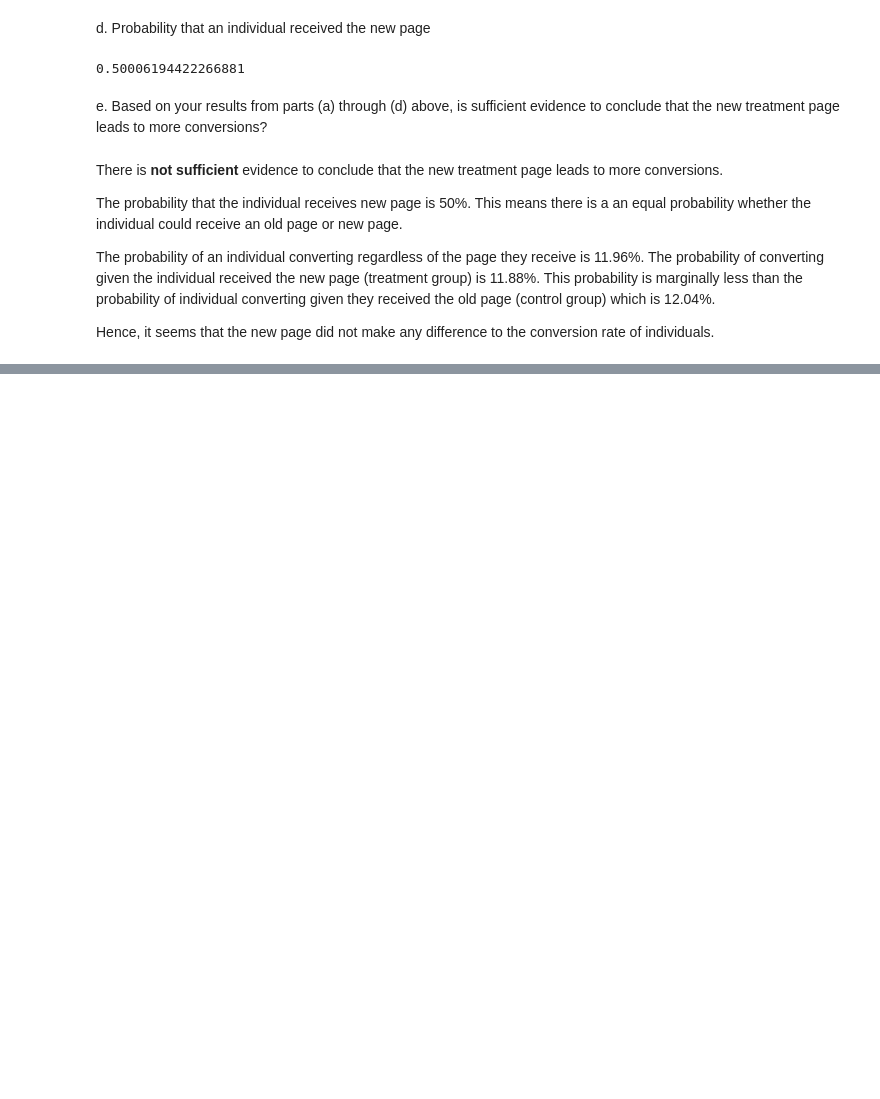
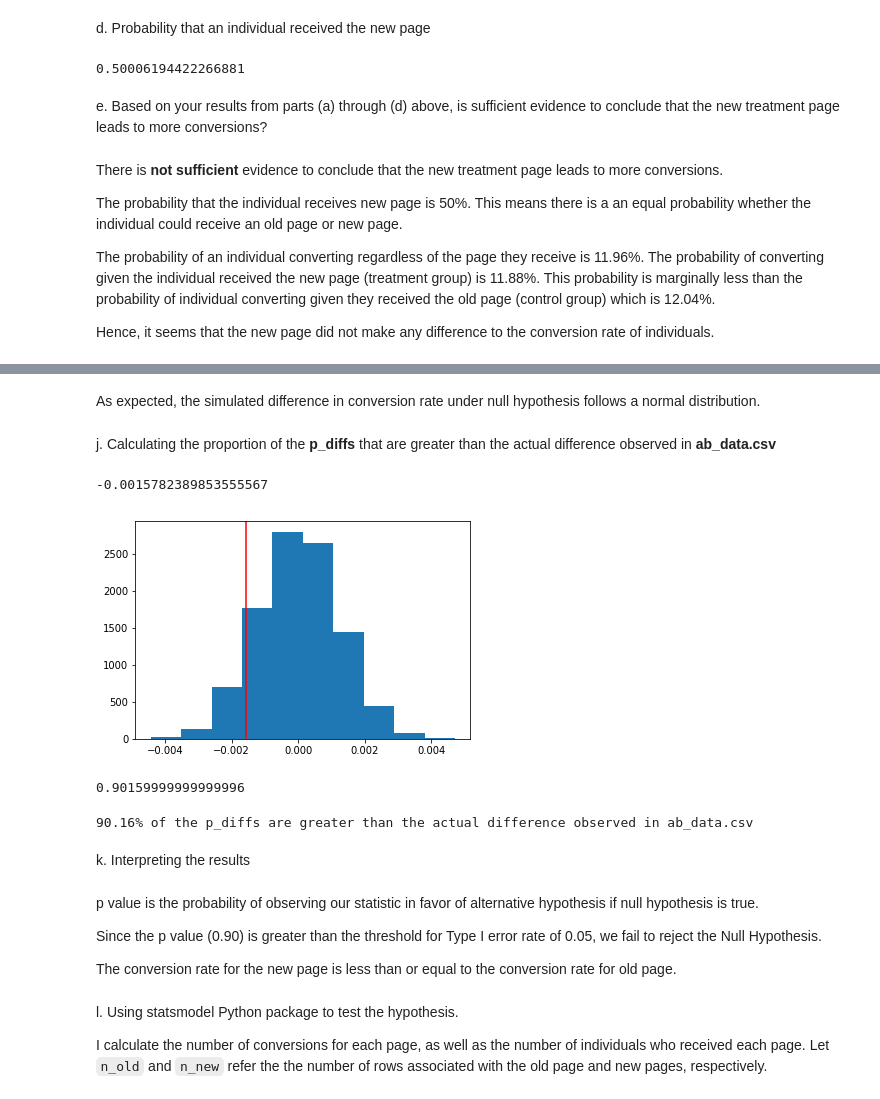
Before and after one commit to Aastha-Arora/analyze-AB-test-results, a Jupyter notebook: Analyze_ab_test_results.ipynb, the cells around one changed output, grey strips where cells are left out. Cells and saved outputs as stored; diff of their text form; code cells hidden in the pictures; blank space fills up the shorter version.

```diff
--- a/Analyze_ab_test_results.ipynb
+++ b/Analyze_ab_test_results.ipynb
@@ -173,0 +275,39 @@ Hence, it seems that the new page did not make any difference to the conversion
+# %% [markdown]
+As expected, the simulated difference in conversion rate under null hypothesis follows a normal distribution.
+# %% [markdown]
+j. Calculating the proportion of the **p_diffs** that are greater than the actual difference observed in **ab_data.csv**
+# %%
+df_control = df2.query('group == "control"')
+df_treatment = df2.query('group == "treatment"')
+
+# Actual difference observed between the conversion rate for new page and old page
+obs_diff = df_treatment.converted.mean() - df_control.converted.mean()
+obs_diff
+# %% [output]
+-0.0015782389853555567
+# %%
+plt.hist(p_diffs)
+plt.axvline(obs_diff, color='r');
+# %% [output]
+[figure, added]
+# %%
+p_value = (p_diffs > obs_diff).mean()
+p_value
+# %% [output]
+0.90159999999999996
+# %%
+print(f'{p_value*100}% of the p_diffs are greater than the actual difference observed in ab_data.csv')
+# %% [output]
+90.16% of the p_diffs are greater than the actual difference observed in ab_data.csv
+# %% [markdown]
+k. Interpreting the results
+# %% [markdown]
+p value is the probability of observing our statistic in favor of alternative hypothesis if null hypothesis is true.
+
+Since the p value (0.90) is greater than the threshold for Type I error rate of 0.05, we fail to reject the Null Hypothesis.
+
+The conversion rate for the new page is less than or equal to the conversion rate for old page.
+# %% [markdown]
+l. Using statsmodel Python package to test the hypothesis.
+
+I calculate the number of conversions for each page, as well as the number of individuals who received each page. Let `n_old` and `n_new` refer the the number of rows associated with the old page and new pages, respectively.
```
Also changed, not shown: parts of 30 cells of this notebook.
